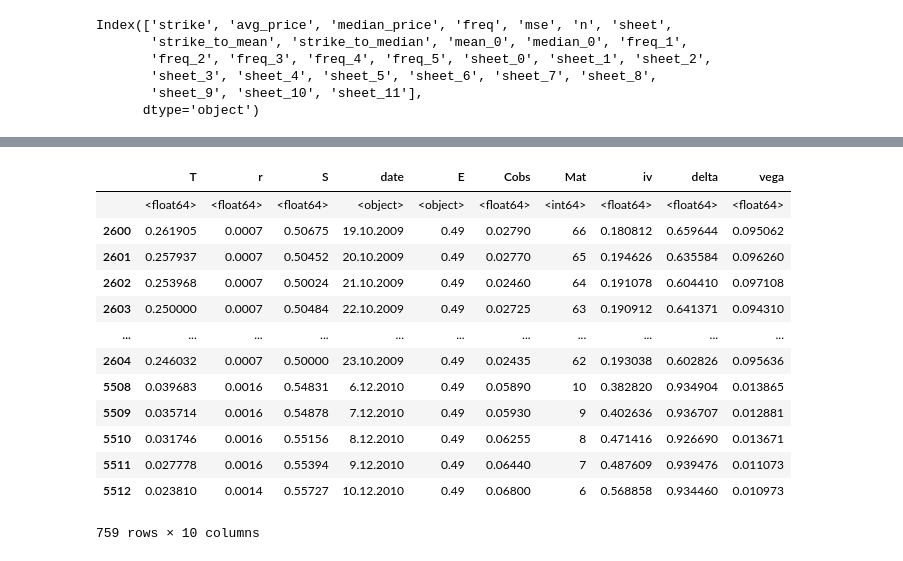
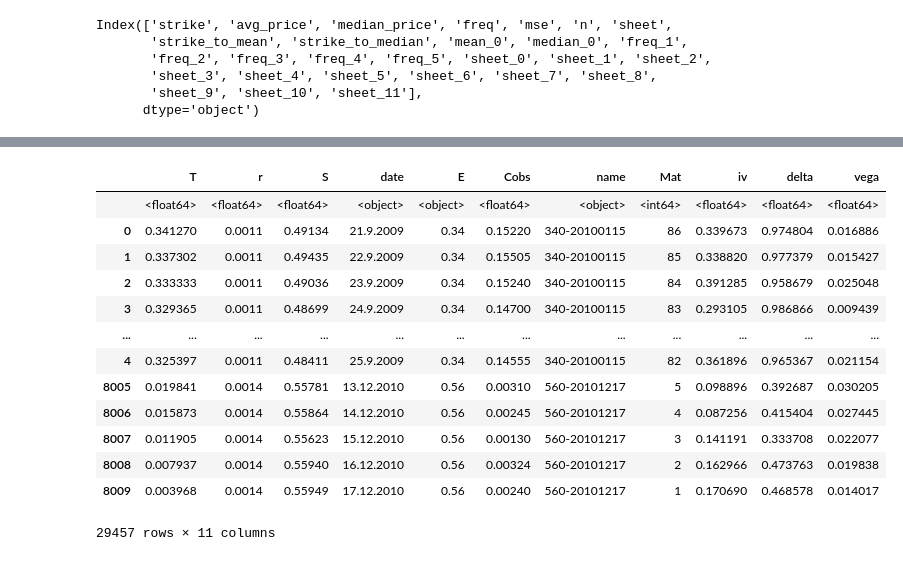
Before and after one commit to JuusoAsd/finaeng1, a Jupyter notebook: assignment_1.ipynb, the cells around one changed output, grey strips where cells are left out. Drawn from its saved outputs; the diff is of its cells as text; code cells hidden in the pictures.

Commit message:
added unique identifier for options

```diff
--- a/assignment_1.ipynb
+++ b/assignment_1.ipynb
@@ -74,11 +73,17 @@ df_1
 
 df_1 = pd.read_excel(xls, sheets[0])
 df_1.rename({df_1.columns[0]:'T','Unnamed: 48': 'S', 'Unnamed: 49': 'r'}, axis='columns', inplace=True)
-#df_1.drop(['date'],axis=1,inplace=True)
+
+day = str(sheets[0][3:5])
+month = str(sheets[0][5:7])
+year = str(sheets[0][7:11])
+expiry=year+month+day
+print(expiry)
+
 df_1 = df_1.melt(id_vars=['T', 'r', 'S','date'], var_name="E").dropna()
 df_1.rename({'value':'Cobs'}, axis='columns', inplace=True)
+df_1['date'] = pd.to_datetime(df_1['date'], dayfirst=True)
+df_1['name'] = df_1['E'].astype('str') + '-' + expiry
 df_start = df_1  >> mutate(r = f.r/100, Mat = f.T, T = f.T/252, S = f.S/1000, E = f.E/1000, Cobs = f.Cobs/1000)
 df_start
-
-df_1
 # %% [output]
@@ -272,11 +294,11 @@ def read_data(xls,worksheet):
     return pd.read_excel(xls, worksheet)
 
 
-def format_data(df):
+def format_data(df,expiry):
     """Convert into correct format"""
     df.rename(dict(zip(np.append(np.array(df.columns[0]), df.columns[-3:]), ['T', 'S', 'r', 'date'])), axis='columns', inplace=True)
-    #df.drop(['date'],axis=1,inplace=True)
     df = df.melt(id_vars=['T', 'r', 'S', 'date'], var_name="E").dropna()
+    df['name'] = df['E'].astype('str') + '-' + expiry
     df.rename({'value':'Cobs'}, axis='columns', inplace=True)
     df = df  >> mutate(r = f.r/100, Mat = f.T, T = f.T/252, S = f.S/1000, E = f.E/1000, Cobs = f.Cobs/1000)
     return df
@@ -315,7 +337,7 @@ def simulate_portfolio(df_data, strike, frequency):
     error_arr = np.array([])
 
     for index, data in df_data[df_data['E'] == strike].reset_index(drop=True).iterrows():
-        T,r,S,date,E,cobs,mat,iv,delta,vega = data
+        T,r,S,date,E,cobs,mat,name,iv,delta,vega = data
 
         if n == frequency:
             p_o, p_s, error = hedge(p_o, p_s, cobs, S, delta)
@@ -332,9 +354,13 @@ def hedge(p_o, p_s, cobs, S, delta):
     return cobs, {'price':S, 'delta':delta}, error**2
 
 def test_sheet(excel, sheet_name, sheetnr):
+    day = str(sheet_name[3:5])
+    month = str(sheet_name[5:7])
+    year = str(sheet_name[7:11])
+    expiry=year+month+day
 
 
-    df = format_data(read_data(xls, sheet_name))
+    df = format_data(read_data(xls, sheet_name), expiry)
     greeks = df.apply(calculate_bs_greeks, axis=1, result_type='expand')
     df[['iv', 'delta', 'vega']] = greeks
     df = df >> filter(0 < f.iv < 0.6)
@@ -409,10 +431,10 @@ def to_scatter(df, x):
 
 
 all_obs_df = list(map(lambda x:pd.DataFrame(x),all_obs))
-full_df = pd.concat(all_obs_df)
+all_obs_df = pd.concat(all_obs_df)
 
-for sheet in full_df['sheet'].unique():
-    data = full_df[full_df['sheet'] == sheet]
+for sheet in all_obs_df['sheet'].unique():
+    data = all_obs_df[all_obs_df['sheet'] == sheet]
     to_scatter(data, 'strike')
 # %% [output]
 [figure]
@@ -430,8 +452,8 @@ for sheet in full_df['sheet'].unique():
 # %%
 """rebalancing frequency-wise mse to strike graphs"""
 
-for freq in full_df['freq'].unique():
-    data = full_df[full_df['freq'] == freq]
+for freq in all_obs_df['freq'].unique():
+    data = all_obs_df[all_obs_df['freq'] == freq]
     to_scatter(data, 'strike')
 # %% [output]
 [figure]
@@ -602,46 +624,46 @@ def simulate_porfolio_delta_vega(df_data, strike, frequency):
     for index, data in df_data[df_data['E'] == strike].reset_index(drop=True).iterrows():
         T,r,S,E,cobs,mat,iv,delta,vega = data
 
         if n == frequency:
             p_o, p_s, error = hedge(p_o, p_s, cobs, S, delta)
             error_arr = np.append(error_arr, error)
             n = 0
         n += 1
     return error_arr,df_data[df_data['E'] == strike]['S'].mean(),df_data[df_data['E'] == strike]['S'].median(),len(df_data[df_data['E'] == strike])
 
 def hedge(p_o, p_s, cobs, S, delta):
     option_gain = cobs - p_o
     stock_gain = -delta * (S - p_s['price'])
     error = option_gain + stock_gain
 
     return cobs, {'price':S, 'delta':delta}, error**2
 
 #def test_sheet(excel, sheet_name, sheetnr):
 
 
 
 
 all_df = pd.concat(all_sheets)
 all_df
 
 #simulate_portfolio_delta_vega(all_df, 0.49, 2)
 strike = 0.49
 freq = 2
 
-all_df[all_df['E'] == strike]
+all_df
 # %% [output]
-|  | T | r | S | date | E | Cobs | Mat | iv | delta | vega |
-|  | <float64> | <float64> | <float64> | <object> | <object> | <float64> | <int64> | <float64> | <float64> | <float64> |
-| 2600 | 0.261905 | 0.0007 | 0.50675 | 19.10.2009 | 0.49 | 0.02790 | 66 | 0.180812 | 0.659644 | 0.095062 |
-| 2601 | 0.257937 | 0.0007 | 0.50452 | 20.10.2009 | 0.49 | 0.02770 | 65 | 0.194626 | 0.635584 | 0.096260 |
-| 2602 | 0.253968 | 0.0007 | 0.50024 | 21.10.2009 | 0.49 | 0.02460 | 64 | 0.191078 | 0.604410 | 0.097108 |
-| 2603 | 0.250000 | 0.0007 | 0.50484 | 22.10.2009 | 0.49 | 0.02725 | 63 | 0.190912 | 0.641371 | 0.094310 |
-| ... | ... | ... | ... | ... | ... | ... | ... | ... | ... | ... |
-| 2604 | 0.246032 | 0.0007 | 0.50000 | 23.10.2009 | 0.49 | 0.02435 | 62 | 0.193038 | 0.602826 | 0.095636 |
-| 5508 | 0.039683 | 0.0016 | 0.54831 | 6.12.2010 | 0.49 | 0.05890 | 10 | 0.382820 | 0.934904 | 0.013865 |
-| 5509 | 0.035714 | 0.0016 | 0.54878 | 7.12.2010 | 0.49 | 0.05930 | 9 | 0.402636 | 0.936707 | 0.012881 |
-| 5510 | 0.031746 | 0.0016 | 0.55156 | 8.12.2010 | 0.49 | 0.06255 | 8 | 0.471416 | 0.926690 | 0.013671 |
-| 5511 | 0.027778 | 0.0016 | 0.55394 | 9.12.2010 | 0.49 | 0.06440 | 7 | 0.487609 | 0.939476 | 0.011073 |
-| 5512 | 0.023810 | 0.0014 | 0.55727 | 10.12.2010 | 0.49 | 0.06800 | 6 | 0.568858 | 0.934460 | 0.010973 |
+|  | T | r | S | date | E | Cobs | name | Mat | iv | delta | vega |
+|  | <float64> | <float64> | <float64> | <object> | <object> | <float64> | <object> | <int64> | <float64> | <float64> | <float64> |
+| 0 | 0.341270 | 0.0011 | 0.49134 | 21.9.2009 | 0.34 | 0.15220 | 340-20100115 | 86 | 0.339673 | 0.974804 | 0.016886 |
+| 1 | 0.337302 | 0.0011 | 0.49435 | 22.9.2009 | 0.34 | 0.15505 | 340-20100115 | 85 | 0.338820 | 0.977379 | 0.015427 |
+| 2 | 0.333333 | 0.0011 | 0.49036 | 23.9.2009 | 0.34 | 0.15240 | 340-20100115 | 84 | 0.391285 | 0.958679 | 0.025048 |
+| 3 | 0.329365 | 0.0011 | 0.48699 | 24.9.2009 | 0.34 | 0.14700 | 340-20100115 | 83 | 0.293105 | 0.986866 | 0.009439 |
+| ... | ... | ... | ... | ... | ... | ... | ... | ... | ... | ... | ... |
+| 4 | 0.325397 | 0.0011 | 0.48411 | 25.9.2009 | 0.34 | 0.14555 | 340-20100115 | 82 | 0.361896 | 0.965367 | 0.021154 |
+| 8005 | 0.019841 | 0.0014 | 0.55781 | 13.12.2010 | 0.56 | 0.00310 | 560-20101217 | 5 | 0.098896 | 0.392687 | 0.030205 |
+| 8006 | 0.015873 | 0.0014 | 0.55864 | 14.12.2010 | 0.56 | 0.00245 | 560-20101217 | 4 | 0.087256 | 0.415404 | 0.027445 |
+| 8007 | 0.011905 | 0.0014 | 0.55623 | 15.12.2010 | 0.56 | 0.00130 | 560-20101217 | 3 | 0.141191 | 0.333708 | 0.022077 |
+| 8008 | 0.007937 | 0.0014 | 0.55940 | 16.12.2010 | 0.56 | 0.00324 | 560-20101217 | 2 | 0.162966 | 0.473763 | 0.019838 |
+| 8009 | 0.003968 | 0.0014 | 0.55949 | 17.12.2010 | 0.56 | 0.00240 | 560-20101217 | 1 | 0.170690 | 0.468578 | 0.014017 |
-759 rows × 10 columns
+29457 rows × 11 columns
 # %%
```
Also changed, not shown: parts of 11 cells of this notebook.
